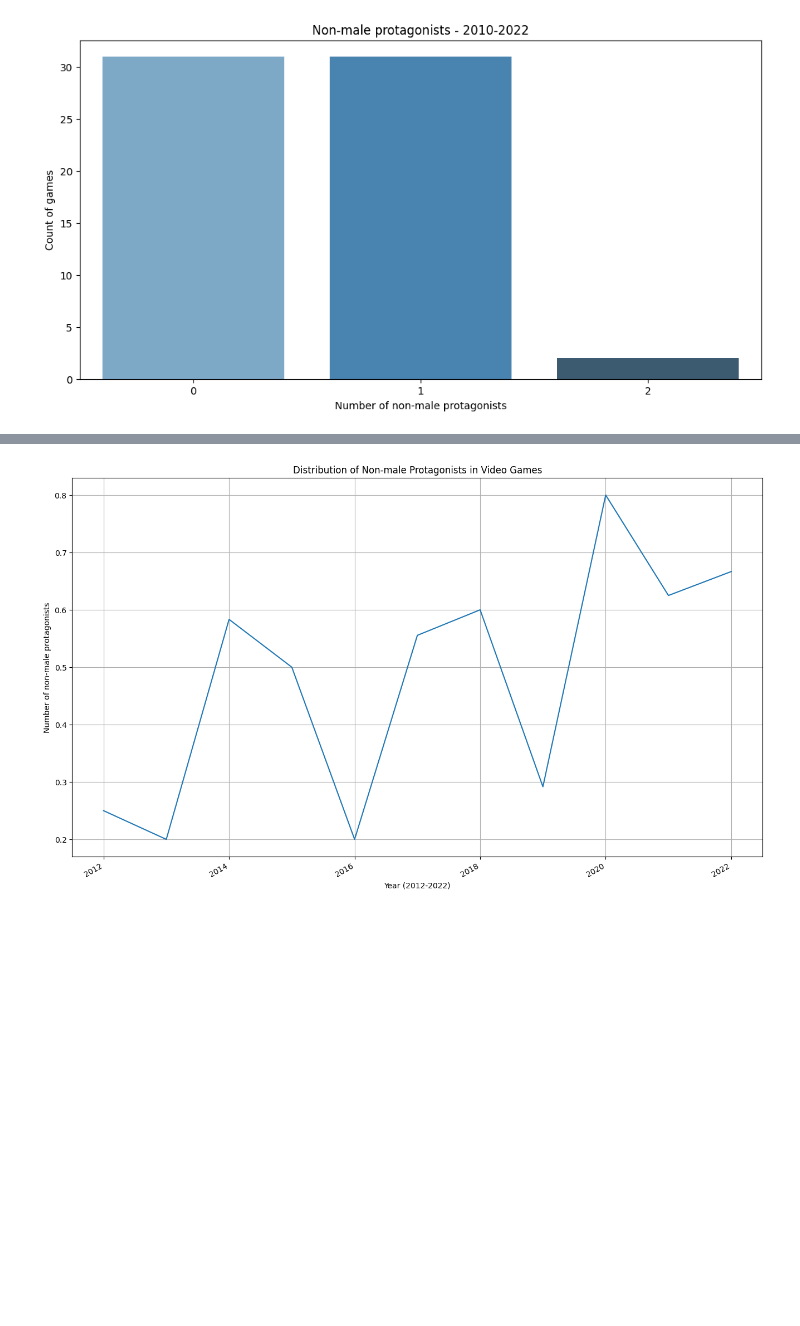
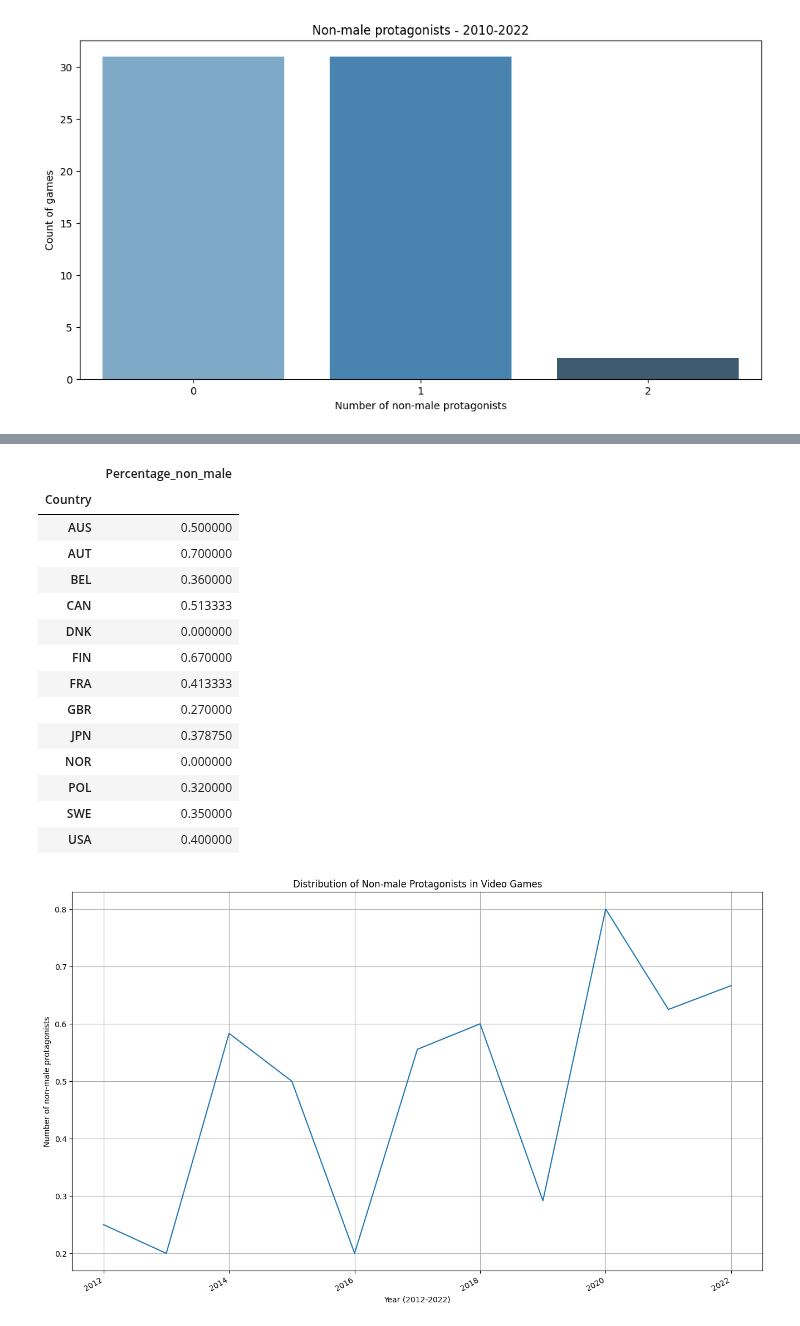
Before and after one commit to hayleyyryan/CFG_Degree_Project_Group_4, a Jupyter notebook: notebooks/data_exploration_games.ipynb, the cells around one changed output, grey strips where cells are left out. Cells and saved outputs as stored; diff of their text form; code cells hidden in the pictures; blank space fills up the shorter version.

```diff
--- a/notebooks/data_exploration_games.ipynb
+++ b/notebooks/data_exploration_games.ipynb
@@ -110,3 +127,21 @@ Passing `palette` without assigning `hue` is deprecated and will be removed in v
+# %%
+df.groupby(df["Country"])['Percentage_non_male'].mean().to_frame()
+# %% [output]
+|  | Percentage_non_male |
+| Country |  |
+| AUS | 0.500000 |
+| AUT | 0.700000 |
+| BEL | 0.360000 |
+| CAN | 0.513333 |
+| DNK | 0.000000 |
+| FIN | 0.670000 |
+| FRA | 0.413333 |
+| GBR | 0.270000 |
+| JPN | 0.378750 |
+| NOR | 0.000000 |
+| POL | 0.320000 |
+| SWE | 0.350000 |
+| USA | 0.400000 |
 # %%
 # Steady increase in the number of non-male protagonists over time, to the point where there are now less male protagonists in games than non-male
 df["Percentage_Protagonist_Non_Male"] = df["Protagonist_Non_Male"] / df["Protagonist"]
```
Also changed, not shown: parts of 8 cells of this notebook, 1 other file.
